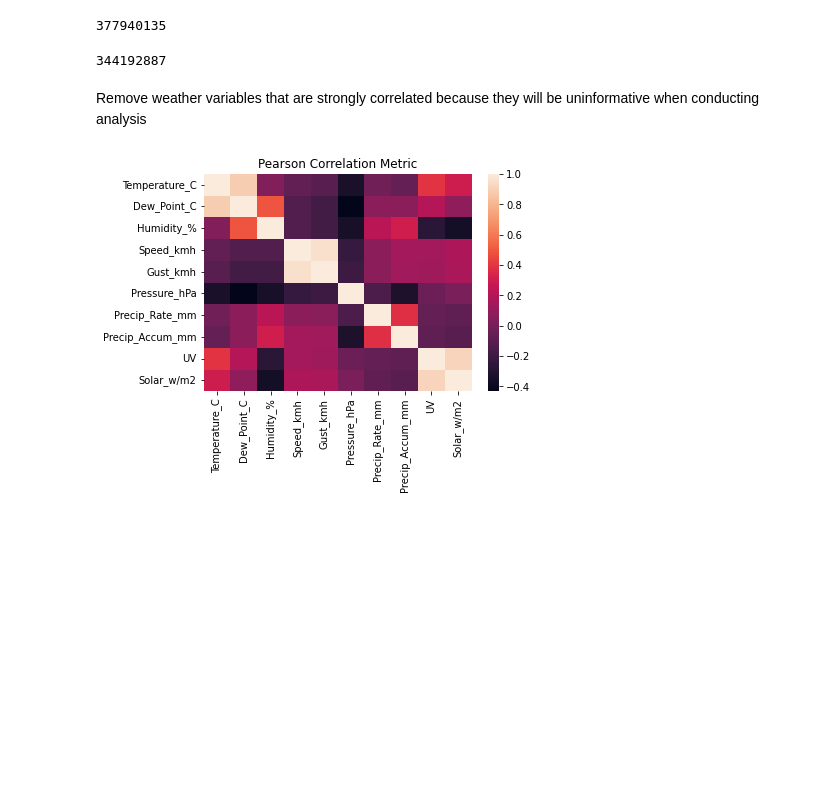
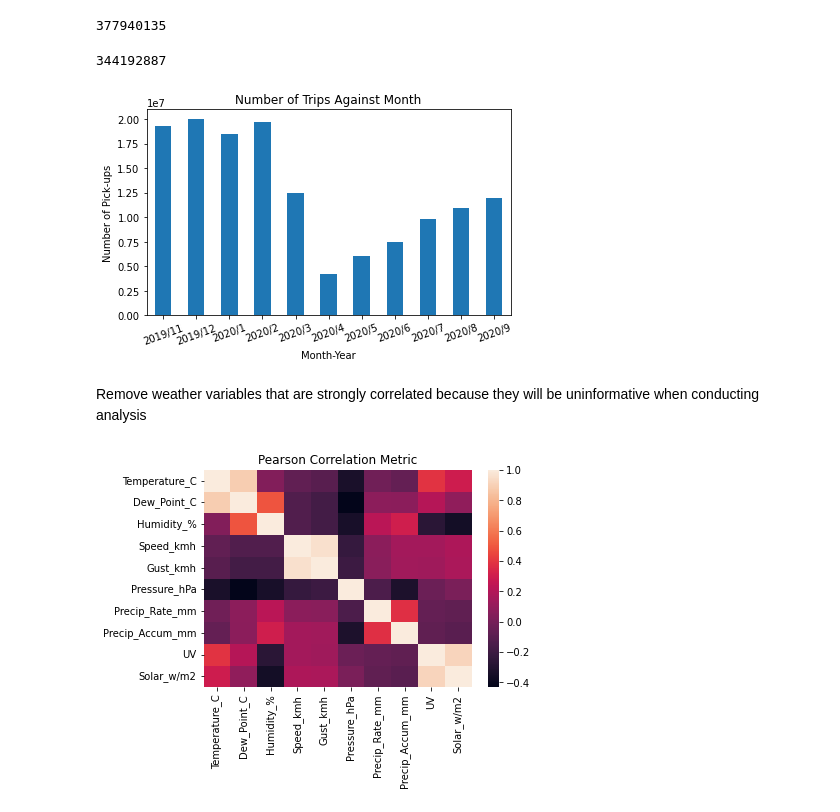
Before and after one commit to MAST30034-Applied-Data-Science/mast30034-project-1-senturner, a Jupyter notebook: notebooks/preprocessing_notebook_part_2.ipynb, the cells around one changed output. Saved outputs shown, nothing was run; the diff lists cells and outputs as text; code cells hidden in the pictures; blank space fills up the shorter version.

Commit message:
extra plots added

```diff
--- a/notebooks/preprocessing_notebook_part_2.ipynb
+++ b/notebooks/preprocessing_notebook_part_2.ipynb
@@ -58,6 +55,23 @@ sdf_taxi.count()
 344192887
 # %%
 sdf_taxi = sdf_taxi.select("Pickup_datetime", "PULocationID", "driver_pay", "trip_time")
+# %%
+m_y_count = sdf_taxi.withColumn('Month',F.month("Pickup_datetime"))\
+                 .withColumn('Year',F.year("Pickup_datetime"))\
+                 .groupby('Month', 'Year').count().toPandas()
+# %%
+m_y_count['Month-Year'] = m_y_count['Year'].astype('string') + '/' + m_y_count['Month'].astype('string')
+# %%
+m_y_count = m_y_count.sort_values(['Year', 'Month']).loc[9:18]
+# %%
+m_y_count.plot.bar(x = 'Month-Year', y = 'count', \
+                   ylabel = 'Number of Pick-ups', legend = False, \
+                   title = "Number of Trips Against Month")
+plt.xticks(rotation=20)
+plt.tight_layout()
+plt.savefig('../plots/trips_v_month.png')
+# %% [output]
+[figure, added]
 # %%
 sdf_weather = spark.read.option("header", True).csv('../data/raw/KNYJACKS2.csv')
 # %% [markdown]
```
Also changed, not shown: parts of 2 cells of this notebook, 2 other files.
